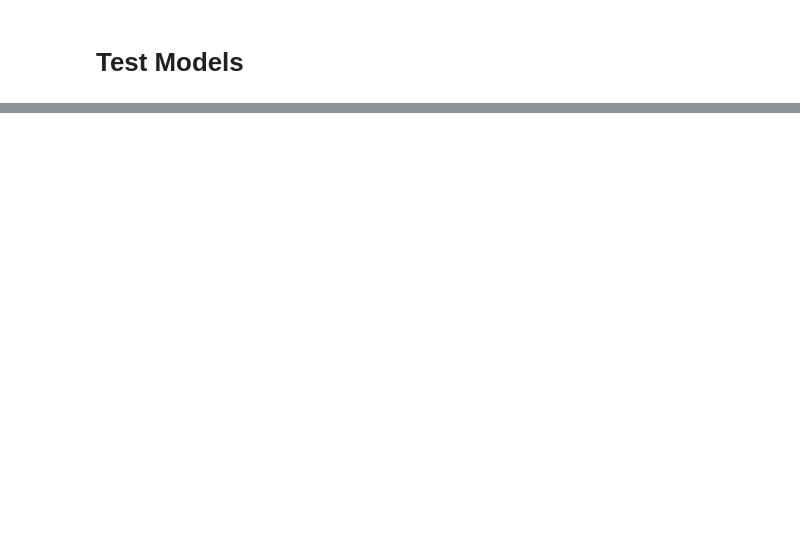
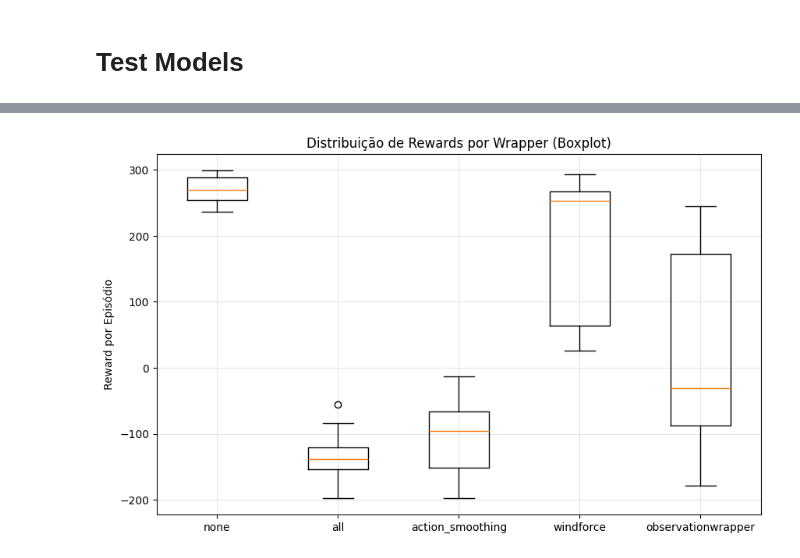
Before and after one commit to Filipe-Leao/Reinforcement-Learning-Agent, a Jupyter notebook: trabalho_wrappers_miguel.ipynb, the cells around one changed output, grey strips where cells are left out. Cells and saved outputs as stored; diff of their text form; code cells hidden in the pictures; blank space fills up the shorter version.

```diff
--- a/trabalho_wrappers_miguel.ipynb
+++ b/trabalho_wrappers_miguel.ipynb
@@ -1319,7 +1271,8 @@ def visualize_model(model_path, config_name='orig', episodes=5, seed=None, rende
             env.close()
             print("[VISUALIZE] Environment closed.")
 # %%
-configs = ['reward']
+import random
+configs = ['oall']
 seeds = [random.randint(0, 100)]
 out_root = './experiments'
 name = ''
@@ -1329,6 +1282,7 @@ for i, c in enumerate(configs):
     if (i < len(configs) - 1):
         name += '_'
 
-
 out_dir = os.path.join(out_root, name, f'seed{seeds[0]}')
 os.makedirs(out_dir, exist_ok=True)
+print('Out dir:', out_dir)
+print('Configs:', configs)
@@ -1395 +1327,12 @@ visualize_model(
+# %%
+def find_trained_model(base_dir, name, seed):
+    """
+    Procura recursivamente por ppo_{name}_seed{seed}.zip dentro de base_dir.
+    Retorna o caminho sem .zip (compatível com PPO.load).
+    """
+    target = f"ppo_{name}_seed{seed}.zip"
+    for root, _, files in os.walk(base_dir):
+        if target in files:
+            return os.path.join(root, target[:-4])  # sem .zip
+    raise FileNotFoundError(f"Modelo {target} não encontrado em {base_dir}")
 # %%
@@ -1563,0 +1578,77 @@ plot_loss_only(tensorboard_dir, save_path=f'{out_dir}/losses.png')
+# %%
+wrapper_names = []
+all_rewards = []
+success_rates = []
+mean_rewards = []
+n_episodes = 50  # ajustar se necessário
+
+# Reorganiza os resultados
+for wrapper_name, result in results_wrappers:
+    metrics = result['metrics']
+    wrapper_names.append(wrapper_name)
+    all_rewards.append(metrics['per_episode'])
+    success_rates.append(metrics['success_rate'] * 100)
+    mean_rewards.append(metrics['mean_reward'])
+
+# ============================
+# 1️⃣ Boxplot de Rewards por Wrapper
+# ============================
+plt.figure(figsize=(10,6))
+plt.boxplot(all_rewards, labels=wrapper_names, showfliers=True)
+plt.ylabel("Reward por Episódio")
+plt.title("Distribuição de Rewards por Wrapper (Boxplot)")
+plt.grid(alpha=0.3)
+plt.show()
+
+# ============================
+# 2️⃣ Violin plot (opcional, mais visual)
+# ============================
+plt.figure(figsize=(10,6))
+sns.violinplot(data=all_rewards)
+plt.xticks(range(len(wrapper_names)), wrapper_names)
+plt.ylabel("Reward por Episódio")
+plt.title("Distribuição de Rewards por Wrapper (Violin)")
+plt.grid(alpha=0.3)
+plt.show()
+
+# ============================
+# 3️⃣ Reward Médio ± 95% CI
+# ============================
+plt.figure(figsize=(8,5))
+mean_rewards_arr = np.array([np.mean(r) for r in all_rewards])
+std_rewards_arr = np.array([np.std(r) for r in all_rewards])
+ci95 = 1.96 * std_rewards_arr / np.sqrt(n_episodes)
+
+plt.bar(wrapper_names, mean_rewards_arr, yerr=ci95, capsize=8, color='#2E86DE')
+plt.ylabel("Reward Médio ± 95% CI")
+plt.title("Reward Médio Final por Wrapper")
+plt.grid(axis='y', alpha=0.3)
+plt.show()
+
+
+# ============================
+# 5️⃣ Success Rate (%) por Wrapper
+# ============================
+plt.figure(figsize=(8,5))
+plt.bar(wrapper_names, success_rates, color='#27AE60')
+plt.ylabel('Taxa de Sucesso (%)')
+plt.title('Taxa de Sucesso por Wrapper')
+plt.ylim(0, 100)
+plt.grid(axis='y', alpha=0.3)
+plt.show()
+
+# ============================
+# 6️⃣ Tabela Resumo com Mediana e IQR
+# ============================
+summary_df = pd.DataFrame({
+    'Wrapper': wrapper_names,
+    'Reward Médio': mean_rewards_arr,
+    'Reward Std': std_rewards_arr,
+    'Reward Mediana': [np.median(r) for r in all_rewards],
+    'IQR': [np.percentile(r, 75) - np.percentile(r, 25) for r in all_rewards],
+    'Taxa Sucesso (%)': success_rates
+})
+print("\nTabela Resumo das Métricas Finais por Wrapper:")
+display(summary_df)
+# %% [output]
+[figure, added]
```
Also changed, not shown: parts of 23 cells of this notebook.
